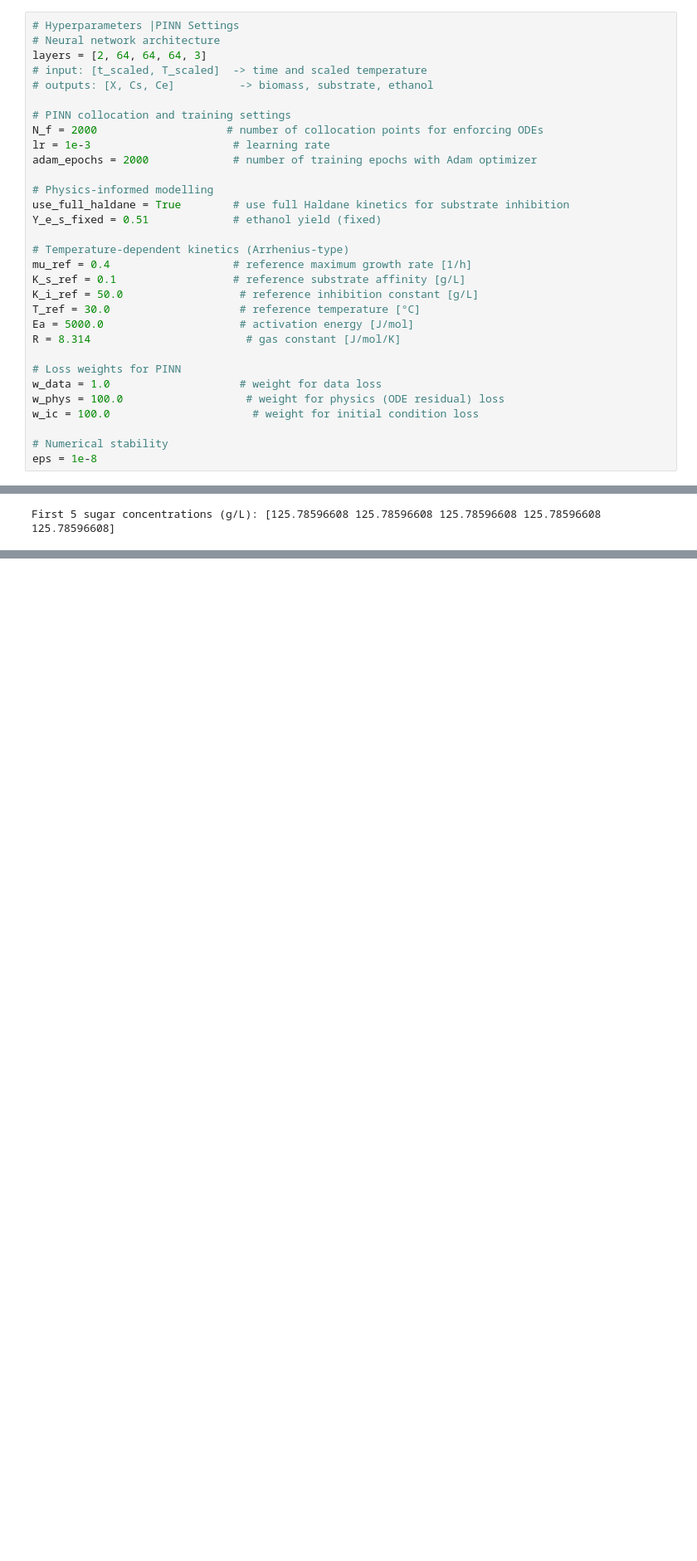
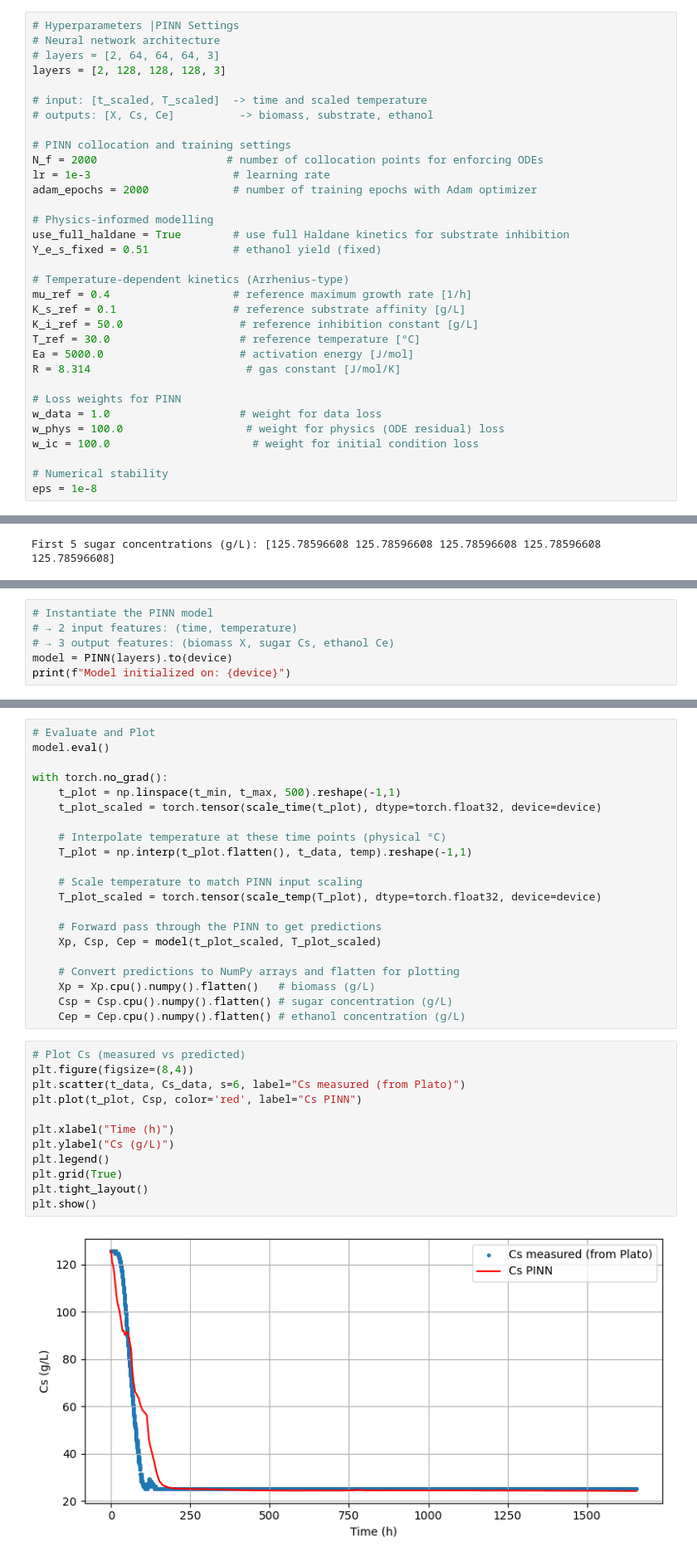
Before and after one commit to EmmanuelLwele/Physics-Informed-Beer-Fermentation-Modelling, a Jupyter notebook: Physics_Informed_Beer_Fermentation_Modelling.ipynb, the cells around one changed output, grey strips where cells are left out. Shown at 83% size. Drawn from its saved outputs; the diff is of its cells as text; blank space fills up the shorter version.

Commit message:
"Added code for PINN model definition, training, and evaluation, including data loading, model architecture, loss function, and plotting of results."

```diff
--- a/Physics_Informed_Beer_Fermentation_Modelling.ipynb
+++ b/Physics_Informed_Beer_Fermentation_Modelling.ipynb
@@ -121,7 +121,9 @@ print(json.dumps(df_info, indent=2))
 # %%
 # Hyperparameters |PINN Settings
 # Neural network architecture
-layers = [2, 64, 64, 64, 3]
+# layers = [2, 64, 64, 64, 3]
+layers = [2, 128, 128, 128, 3]
+
 # input: [t_scaled, T_scaled]  -> time and scaled temperature
 # outputs: [X, Cs, Ce]          -> biomass, substrate, ethanol
 
@@ -239,0 +337,6 @@ ce0 = 0.0
+# %%
+# Instantiate the PINN model
+# → 2 input features: (time, temperature)
+# → 3 output features: (biomass X, sugar Cs, ethanol Ce)
+model = PINN(layers).to(device)
+print(f"Model initialized on: {device}")
@@ -239,0 +580,35 @@ ce0 = 0.0
+# %%
+# Evaluate and Plot
+model.eval()
+
+with torch.no_grad():
+    t_plot = np.linspace(t_min, t_max, 500).reshape(-1,1)
+    t_plot_scaled = torch.tensor(scale_time(t_plot), dtype=torch.float32, device=device)
+
+    # Interpolate temperature at these time points (physical °C)
+    T_plot = np.interp(t_plot.flatten(), t_data, temp).reshape(-1,1)
+
+    # Scale temperature to match PINN input scaling
+    T_plot_scaled = torch.tensor(scale_temp(T_plot), dtype=torch.float32, device=device)
+
+    # Forward pass through the PINN to get predictions
+    Xp, Csp, Cep = model(t_plot_scaled, T_plot_scaled)
+
+    # Convert predictions to NumPy arrays and flatten for plotting
+    Xp = Xp.cpu().numpy().flatten()   # biomass (g/L)
+    Csp = Csp.cpu().numpy().flatten() # sugar concentration (g/L)
+    Cep = Cep.cpu().numpy().flatten() # ethanol concentration (g/L)
+# %%
+# Plot Cs (measured vs predicted)
+plt.figure(figsize=(8,4))
+plt.scatter(t_data, Cs_data, s=6, label="Cs measured (from Plato)")
+plt.plot(t_plot, Csp, color='red', label="Cs PINN")
+
+plt.xlabel("Time (h)")
+plt.ylabel("Cs (g/L)")
+plt.legend()
+plt.grid(True)
+plt.tight_layout()
+plt.show()
+# %% [output]
+[figure, added]
```
Also changed, not shown: parts of 10 cells of this notebook.
